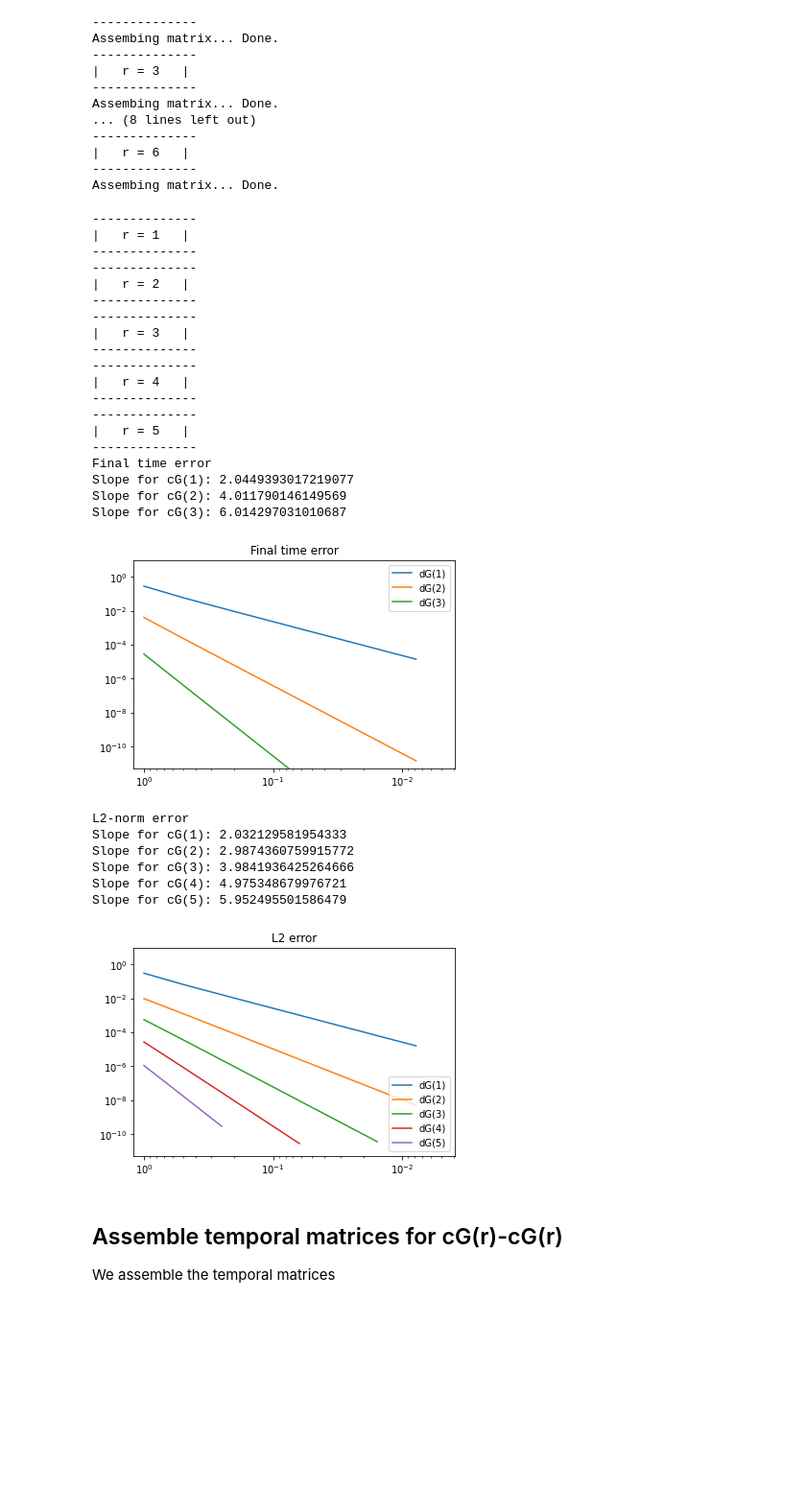
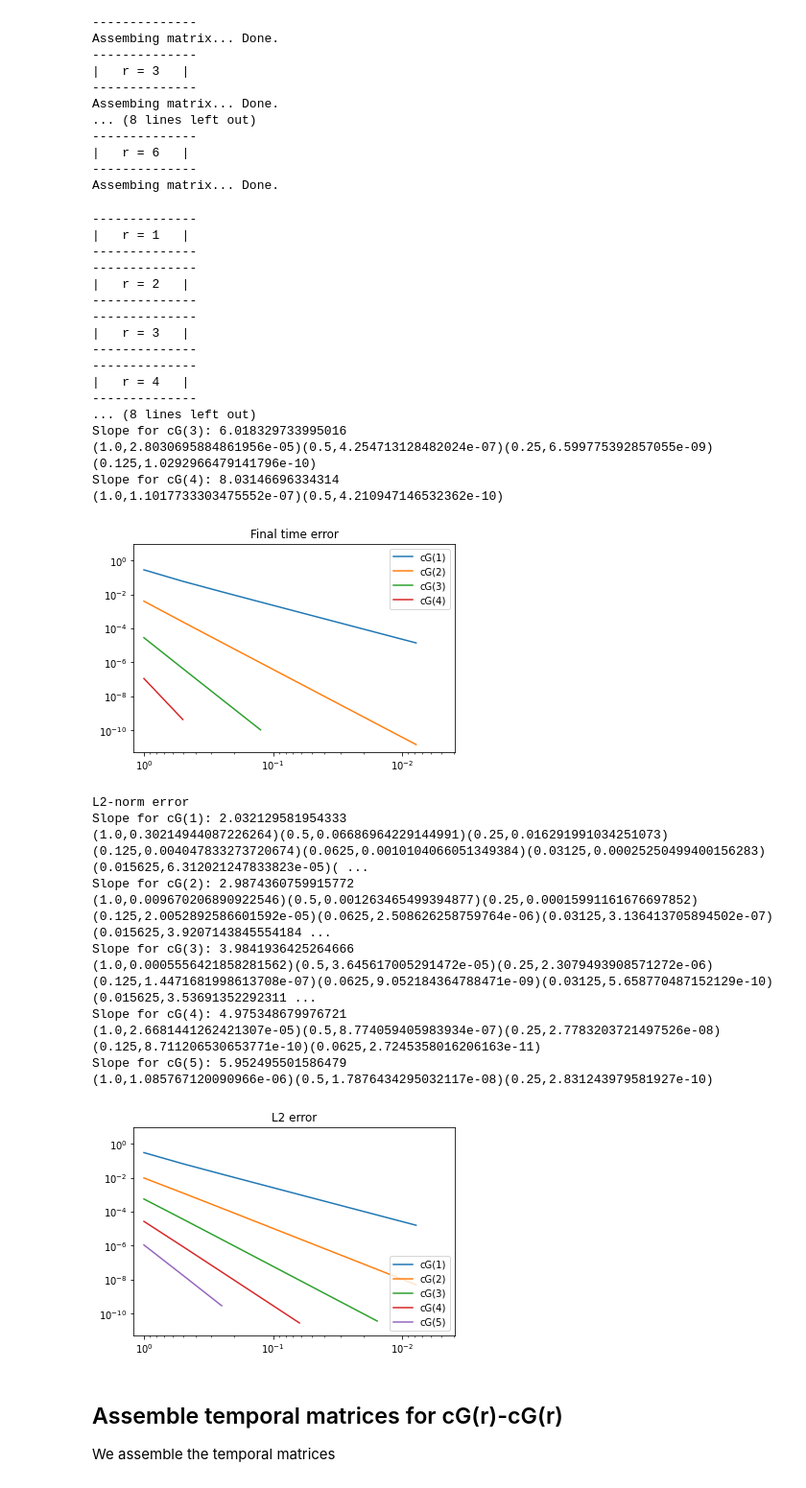
Before and after one commit to mathmerizing/PhD_SupplementaryMaterial, a Jupyter notebook: Time_FEM/Galerkin_OneElement_Convergence_Exponential_Growth.ipynb, the cells around one changed output. Shown at 96% size. Cells and saved outputs as stored; diff of their text form; code cells hidden in the pictures; blank space fills up the shorter version.

```diff
--- a/Time_FEM/Galerkin_OneElement_Convergence_Exponential_Growth.ipynb
+++ b/Time_FEM/Galerkin_OneElement_Convergence_Exponential_Growth.ipynb
@@ -475,10 +493,10 @@ for r in range(1,5):
 print("Final time error")
 plt.title("Final time error")
 for r in error["final"].keys():
-    if r > 3:
-        continue
-    k_vals = [e[0] for e in error["final"][r] if e[1] > 1e-12]
-    err_vals = [e[1] for e in error["final"][r] if e[1] > 1e-12]
+    #if r > 3:
+    #    continue
+    k_vals = [e[0] for e in error["final"][r] if e[1] > 1e-11]
+    err_vals = [e[1] for e in error["final"][r] if e[1] > 1e-11]
     if len(k_vals) > 1:
         x = k_vals
         y = err_vals
@@ -487,6 +505,9 @@ for r in error["final"].keys():
         # NOTE: system matrix might become ill-conditioned for large r
         #       and Gauss-Lobatto quad
         print(f"Slope for dG({r}): {(np.log(y[-1]) - np.log(y[0])) / (np.log(x[-1]) - np.log(x[0]))}")
+        for _k, _e in zip(k_vals, err_vals):
+            print(f"({_k},{_e})",end="")
+        print("")
 plt.legend()
 plt.xscale("log")
 plt.yscale("log")
@@ -505,6 +526,9 @@ for r in error["L2"].keys():
         # NOTE: system matrix might become ill-conditioned for large r
         #       and Gauss-Lobatto quad
         print(f"Slope for dG({r}): {(np.log(y[-1]) - np.log(y[0])) / (np.log(x[-1]) - np.log(x[0]))}")
+        for _k, _e in zip(k_vals, err_vals):
+            print(f"({_k},{_e})",end="")
+        print("")
 plt.legend(loc="lower right")
 plt.xscale("log")
 plt.yscale("log")
@@ -664,16 +693,19 @@ for r in range(1,6):
 print("Final time error")
 plt.title("Final time error")
 for r in error["final"].keys():
-    if r > 3:
-        continue
-    k_vals = [e[0] for e in error["final"][r] if e[1] > 1e-12]
-    err_vals = [e[1] for e in error["final"][r] if e[1] > 1e-12]
+    #if r > 3:
+    #    continue
+    k_vals = [e[0] for e in error["final"][r] if e[1] > 1e-11]
+    err_vals = [e[1] for e in error["final"][r] if e[1] > 1e-11]
     if len(k_vals) > 1:
         x = k_vals
         y = err_vals
         plt.plot(x, y, label=f"cG({r})")
         plt.axis([1.2, pow(0.5, 8), 5e-12, 1e1])
         print(f"Slope for cG({r}): {(np.log(y[-1]) - np.log(y[0])) / (np.log(x[-1]) - np.log(x[0]))}")
+        for _k, _e in zip(k_vals, err_vals):
+            print(f"({_k},{_e})",end="")
+        print("")
 plt.legend()
 plt.xscale("log")
 plt.yscale("log")
@@ -682,47 +714,53 @@ plt.show()
 print("L2-norm error")
 plt.title("L2 error")
 for r in error["L2"].keys():
     k_vals = [e[0] for e in error["L2"][r] if e[1] > 1e-11]
     err_vals = [e[1] for e in error["L2"][r] if e[1] > 1e-11]
     if len(k_vals) > 1:
         x = k_vals
         y = err_vals
         plt.plot(x, y, label=f"cG({r})")
         plt.axis([1.2, pow(0.5, 8), 5e-12, 1e1])
         # NOTE: system matrix might become ill-conditioned for large r
         #       and Gauss-Lobatto quad
         print(f"Slope for cG({r}): {(np.log(y[-1]) - np.log(y[0])) / (np.log(x[-1]) - np.log(x[0]))}")
+        for _k, _e in zip(k_vals, err_vals):
+            print(f"({_k},{_e})",end="")
+        print("")
 plt.legend(loc="lower right")
 plt.xscale("log")
 plt.yscale("log")
 plt.show()
 # %% [output]
 --------------
 |   r = 1   |
 --------------
 --------------
 |   r = 2   |
 --------------
 --------------
 |   r = 3   |
 --------------
 --------------
 |   r = 4   |
 --------------
---------------
-|   r = 5   |
---------------
-Final time error
-Slope for cG(1): 2.0449393017219077
-Slope for cG(2): 4.011790146149569
-Slope for cG(3): 6.014297031010687
+... (8 lines left out)
+Slope for cG(3): 6.018329733995016
+(1.0,2.8030695884861956e-05)(0.5,4.254713128482024e-07)(0.25,6.599775392857055e-09)(0.125,1.0292966479141796e-10)
+Slope for cG(4): 8.03146696334314
+(1.0,1.1017733303475552e-07)(0.5,4.210947146532362e-10)
-[figure, old version]
+[figure, new version]
 L2-norm error
 Slope for cG(1): 2.032129581954333
+(1.0,0.30214944087226264)(0.5,0.06686964229144991)(0.25,0.016291991034251073)(0.125,0.004047833273720674)(0.0625,0.0010104066051349384)(0.03125,0.00025250499400156283)(0.015625,6.312021247833823e-05)( ...
 Slope for cG(2): 2.9874360759915772
+(1.0,0.009670206890922546)(0.5,0.001263465499394877)(0.25,0.00015991161676697852)(0.125,2.0052892586601592e-05)(0.0625,2.508626258759764e-06)(0.03125,3.136413705894502e-07)(0.015625,3.9207143845554184 ...
 Slope for cG(3): 3.9841936425264666
+(1.0,0.0005556421858281562)(0.5,3.645617005291472e-05)(0.25,2.3079493908571272e-06)(0.125,1.4471681998613708e-07)(0.0625,9.052184364788471e-09)(0.03125,5.658770487152129e-10)(0.015625,3.53691352292311 ...
 Slope for cG(4): 4.975348679976721
+(1.0,2.6681441262421307e-05)(0.5,8.774059405983934e-07)(0.25,2.7783203721497526e-08)(0.125,8.711206530653771e-10)(0.0625,2.7245358016206163e-11)
 Slope for cG(5): 5.952495501586479
+(1.0,1.085767120090966e-06)(0.5,1.7876434295032117e-08)(0.25,2.831243979581927e-10)
 [figure]
 # %% [markdown]
 ## Assemble temporal matrices for cG(r)-cG(r)
```
Also changed, not shown: parts of 3 cells of this notebook.
